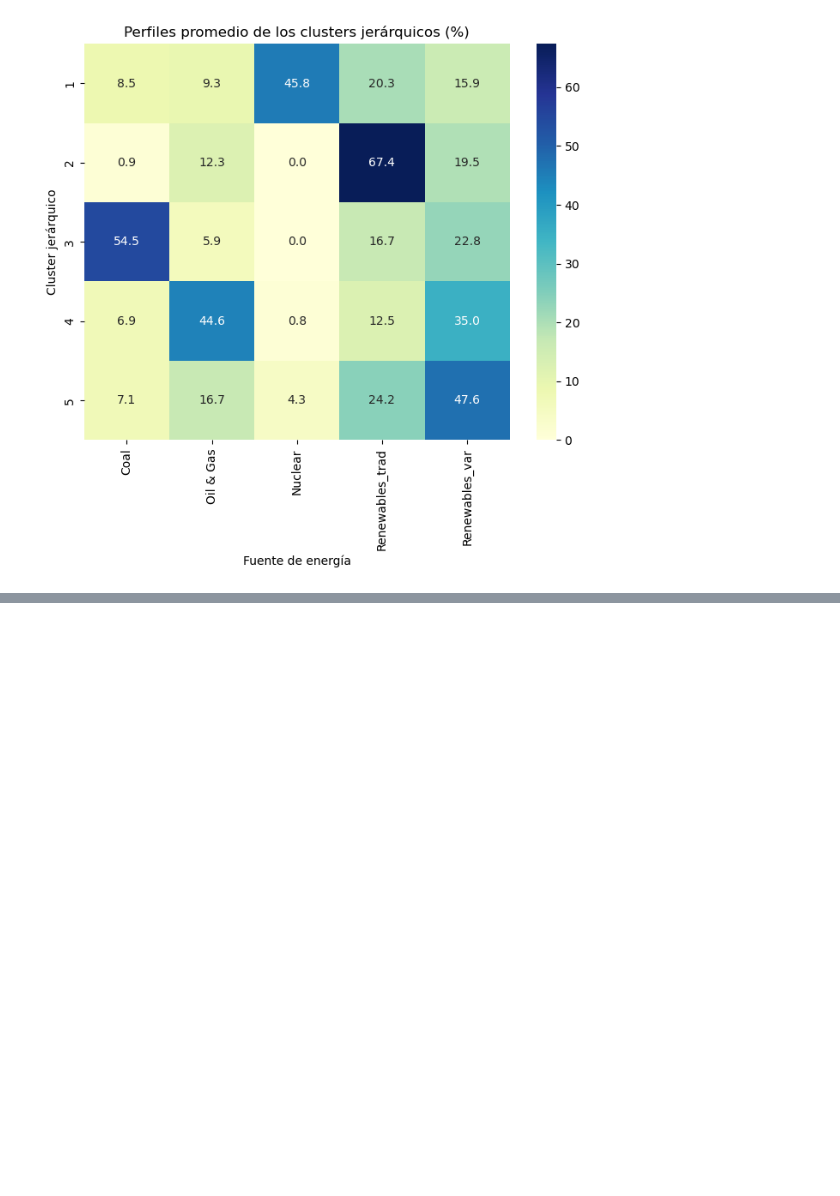
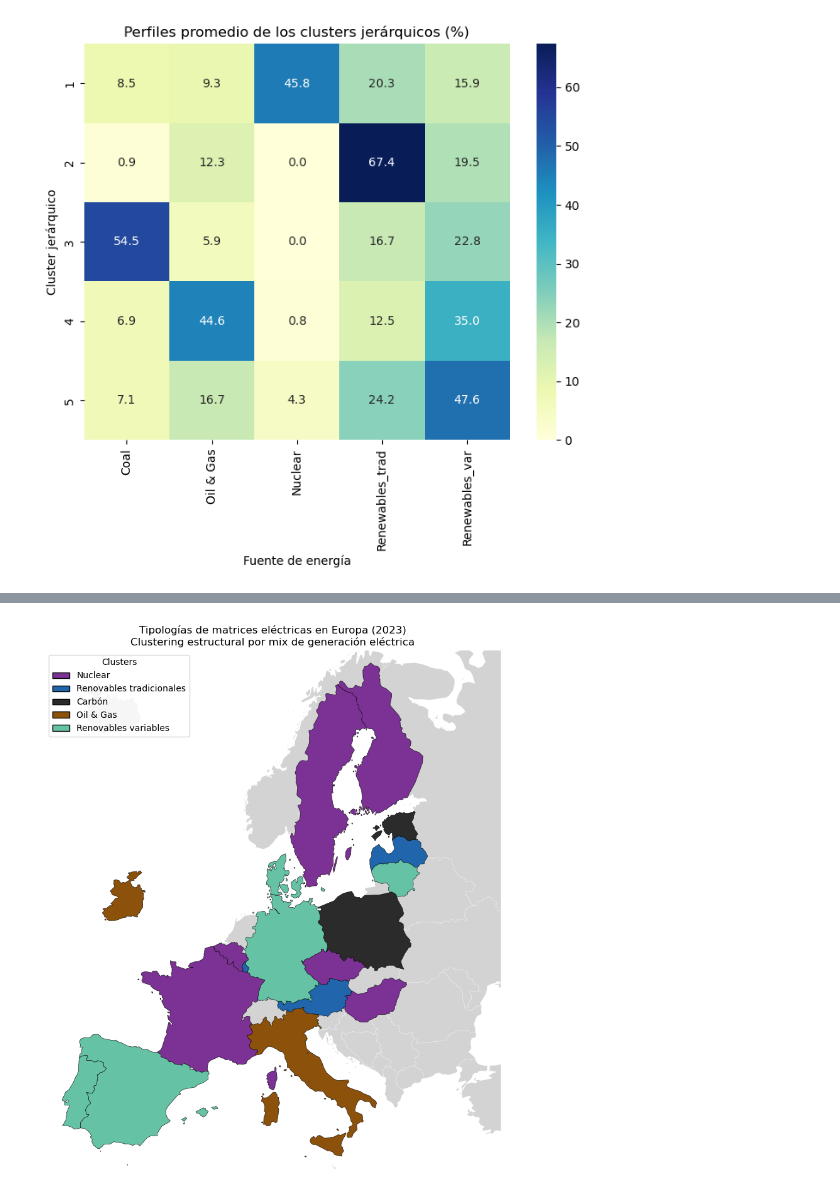
Before and after one commit to Sajerez/Portfolio, a Jupyter notebook: cluster_matriz_energetica_ue/cluster_matriz_electrica.ipynb, the cells around one changed output, grey strips where cells are left out. Drawn from its saved outputs; the diff is of its cells as text; code cells hidden in the pictures; blank space fills up the shorter version.

Commit message:
Actualizacion Cluster

```diff
--- a/cluster_matriz_energetica_ue/cluster_matriz_electrica.ipynb
+++ b/cluster_matriz_energetica_ue/cluster_matriz_electrica.ipynb
@@ -584,0 +556,89 @@ En conjunto, el análisis muestra que los sistemas eléctricos europeos se agrup
+# %%
+eu = gpd.read_file("data/CNTR_RG_20M_2024_3035.gpkg", layer="CNTR_RG_20M_2024_3035.gpkg")
+eu.head()
+eu.columns
+eu.crs
+europe_iso2 = [
+    "AL","AD","AT","BY","BE","BA","BG","HR","CY","CZ","DK","EE","FI","FR","DE","GR",
+    "HU","IS","IE","IT","XK","LV","LI","LT","LU","MT","MD","MC","ME","NL","MK","NO",
+    "PL","PT","RO","RU","SM","RS","SK","SI","ES","SE","CH","TR","UA","GB","VA"
+]
+eu = eu[eu["CNTR_ID"].isin(europe_iso2)].copy()
+# %%
+df_all = eu.merge(
+    df_all,
+    left_on="NAME_ENGL",
+    right_on="Country",
+    how="left"
+)
+# %%
+from matplotlib.patches import Patch
+
+# Paleta semántica
+cluster_colors = {
+    1: "#7b3294",  # Nuclear → violeta
+    2: "#2166ac",  # Renovables tradicionales → azul
+    3: "#2b2b2b",  # Carbón → negro
+    4: "#8c510a",  # Oil & Gas → marrón
+    5: "#66c2a5",  # Renovables variables → verde claro
+}
+
+cluster_labels = {
+    1: "Nuclear",
+    2: "Renovables tradicionales",
+    3: "Carbón",
+    4: "Oil & Gas",
+    5: "Renovables variables",
+}
+
+
+fig, ax = plt.subplots(figsize=(9, 9))
+
+# 1) Fondo: países sin cluster (gris)
+df_all[df_all["Cluster_hier"].isna()].plot(
+    ax=ax,
+    color="lightgrey",
+    edgecolor="white",
+    linewidth=0.2
+)
+
+# Máscara por zona (Europa)
+xmin, xmax = 2500000, 6000000
+ymin, ymax = 1400000, 5400000
+
+# 2) Países con cluster: plot uno por uno para controlar color
+for c, color in cluster_colors.items():
+    df_all[df_all["Cluster_hier"] == c].plot(
+        ax=ax,
+        color=color,
+        edgecolor="black",
+        linewidth=0.4
+    )
+
+ax.set_xlim(xmin, xmax)
+ax.set_ylim(ymin, ymax)
+
+# Leyenda manual
+legend_elements = [
+    Patch(facecolor=cluster_colors[c], edgecolor="black", label=cluster_labels[c])
+    for c in cluster_colors
+]
+
+ax.legend(
+    handles=legend_elements,
+    title="Clusters",
+    loc="upper left",
+    frameon=True
+)
+
+ax.set_title(
+    "Tipologías de matrices eléctricas en Europa (2023)\n"
+    "Clustering estructural por mix de generación eléctrica",
+    fontsize=12
+)
+
+ax.axis("off")
+plt.tight_layout()
+plt.show()
+# %% [output]
+[figure, added]
```
Also changed, not shown: parts of 23 cells of this notebook, 1 other file.
